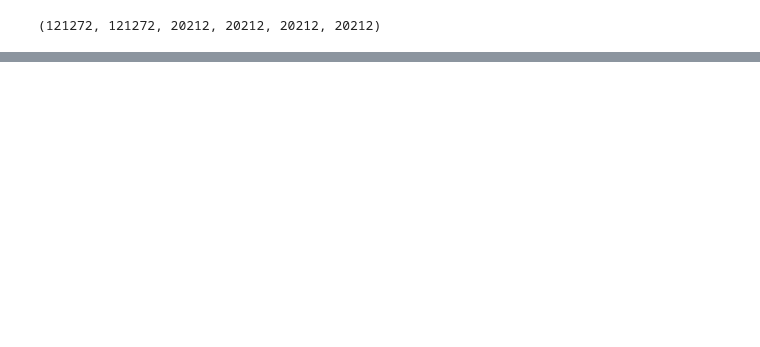
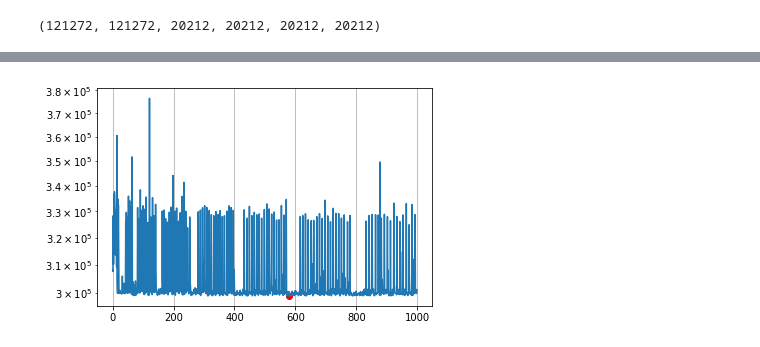
Before and after one commit to elsonidoq/ml-practico-2022, a Jupyter notebook: notebooks/taller-model-selection/03-model_selection.ipynb, the cells around one changed output, grey strips where cells are left out. Drawn from its saved outputs; the diff is of its cells as text; code cells hidden in the pictures; blank space fills up the shorter version.

```diff
--- a/notebooks/taller-model-selection/03-model_selection.ipynb
+++ b/notebooks/taller-model-selection/03-model_selection.ipynb
@@ -100,0 +105,12 @@ KeyError: 'status'
+# %%
+import numpy as np
+
+space = {
+    'n_estimators': hp.quniform('n_estimators', 10, 3000, 10),
+    'subsample': hp.quniform('subsample', 0.5, 1.0, 0.1),
+    'objective': hp.choice('objective', ["regression", "regression_l1"]),
+    'learning_rate': hp.qloguniform('learning_rate', np.log(0.01), np.log(0.3), 0.01),
+    'reg_alpha': hp.choice('ra', [0, hp.quniform('reg_alpha', 0.01, 0.1, 0.01)]),
+}
+
+trials = Trials()
@@ -100,0 +137,14 @@ KeyError: 'status'
+# %%
+def flatten(doc, pref=''):
+    res = {}
+    for k, v in doc.items():
+        k = f'{pref}.{k}' if pref else k
+        if isinstance(v, dict):
+            res.update(flatten(v, k))
+        else:
+            res[k] = v
+    return res
+# %%
+import pandas as pd
+df = pd.DataFrame(list(map(flatten, [e['result'] for e in trials.trials])))
+df.sort_values('loss').head()
@@ -100,0 +163,10 @@ KeyError: 'status'
+# %%
+import matplotlib.pyplot as plt
+
+df.loss.plot()
+plt.scatter([df.loss.argmin()], [df.loss.min()], c='r')
+# df.tr_loss.plot()
+plt.yscale('log')
+plt.grid()
+# %% [output]
+[figure, added]
```
Also changed, not shown: parts of 14 cells of this notebook.
